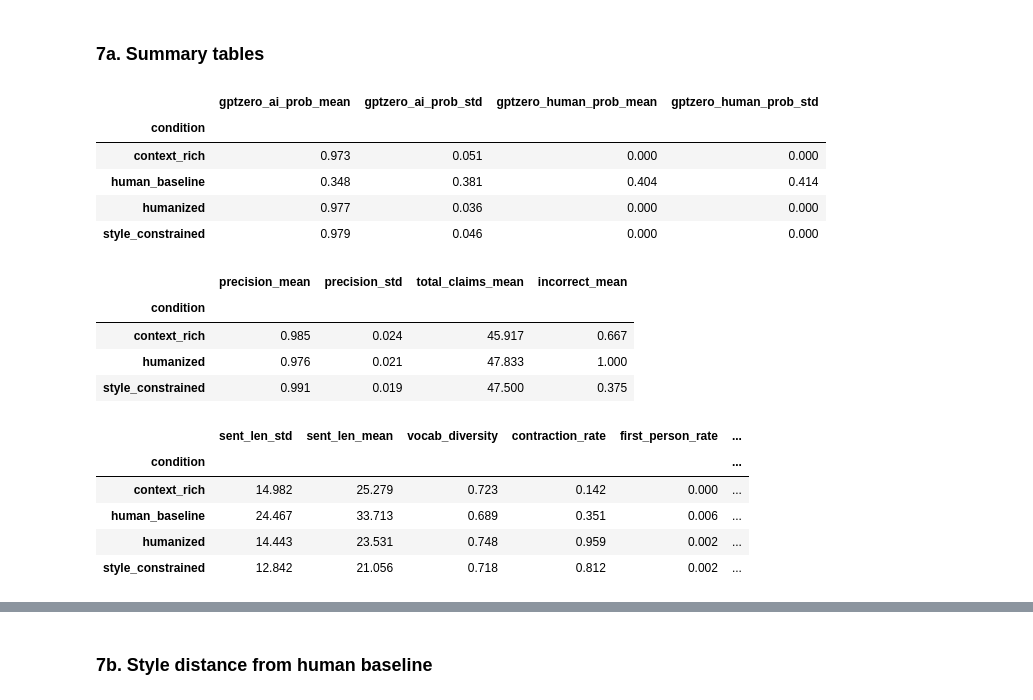
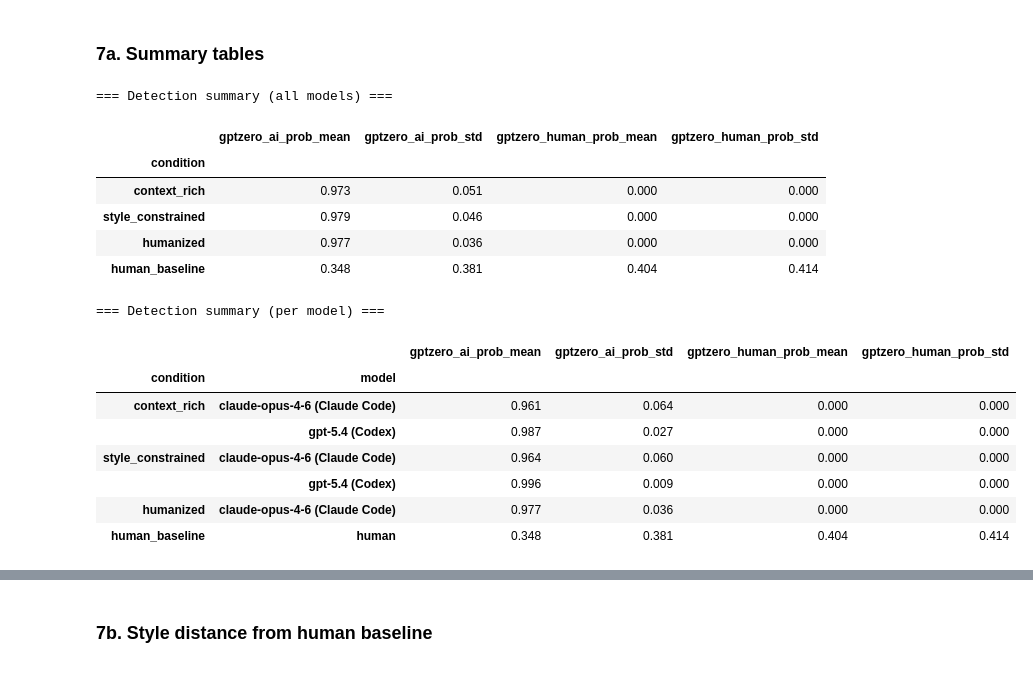
Before and after one commit to yongkyunlee/ai-detectability-research, a Jupyter notebook: code/notebooks/experiment.ipynb, the cells around one changed output, grey strips where cells are left out. Saved outputs shown, nothing was run; the diff lists cells and outputs as text; code cells hidden in the pictures.

```diff
--- a/code/notebooks/experiment.ipynb
+++ b/code/notebooks/experiment.ipynb
@@ -330,42 +351,39 @@ print(f"Loaded: {len(detection)} detection, {len(factual)} factual, {len(linguis
 Loaded: 83 detection, 60 factual, 190 linguistic
 # %% [markdown]
 ### 7a. Summary tables
-# %%
-det_summary = detection.groupby("condition").agg(
-    gptzero_ai_prob_mean=("gptzero_generated_prob", "mean"),
-    gptzero_ai_prob_std=("gptzero_generated_prob", "std"),
-    gptzero_human_prob_mean=("gptzero_human_prob", "mean"),
-    gptzero_human_prob_std=("gptzero_human_prob", "std"),
-).round(3)
-det_summary
-# %% [output]
-|  | gptzero_ai_prob_mean | gptzero_ai_prob_std | gptzero_human_prob_mean | gptzero_human_prob_std |
-| condition |  |  |  |  |
-| context_rich | 0.973 | 0.051 | 0.000 | 0.000 |
-| human_baseline | 0.348 | 0.381 | 0.404 | 0.414 |
-| humanized | 0.977 | 0.036 | 0.000 | 0.000 |
-| style_constrained | 0.979 | 0.046 | 0.000 | 0.000 |
-# %%
-fact_summary = factual.groupby("condition").agg(
-    precision_mean=("factual_precision", "mean"),
-    precision_std=("factual_precision", "std"),
-    total_claims_mean=("total_claims", "mean"),
-    incorrect_mean=("incorrect_claims", "mean"),
-).round(3)
-fact_summary
-# %% [output]
-|  | precision_mean | precision_std | total_claims_mean | incorrect_mean |
-| condition |  |  |  |  |
-| context_rich | 0.985 | 0.024 | 45.917 | 0.667 |
-| humanized | 0.976 | 0.021 | 47.833 | 1.000 |
-| style_constrained | 0.991 | 0.019 | 47.500 | 0.375 |
-# %%
-ling_summary = linguistic.groupby("condition")[FEATURE_COLS].mean().round(3)
-ling_summary
-# %% [output]
-|  | sent_len_std | sent_len_mean | vocab_diversity | contraction_rate | first_person_rate | ... |
-| condition |  |  |  |  |  | ... |
-| context_rich | 14.982 | 25.279 | 0.723 | 0.142 | 0.000 | ... |
-| human_baseline | 24.467 | 33.713 | 0.689 | 0.351 | 0.006 | ... |
-| humanized | 14.443 | 23.531 | 0.748 | 0.959 | 0.002 | ... |
-| style_constrained | 12.842 | 21.056 | 0.718 | 0.812 | 0.002 | ... |
+# %%
+det_summary = detection.groupby("condition").agg(
+    gptzero_ai_prob_mean=("gptzero_generated_prob", "mean"),
+    gptzero_ai_prob_std=("gptzero_generated_prob", "std"),
+    gptzero_human_prob_mean=("gptzero_human_prob", "mean"),
+    gptzero_human_prob_std=("gptzero_human_prob", "std"),
+).round(3).reindex(ORDER)
+print("=== Detection summary (all models) ===")
+display(det_summary)
+
+if "model" in detection.columns and detection["model"].nunique() > 1:
+    det_summary_model = detection.groupby(["condition", "model"]).agg(
+        gptzero_ai_prob_mean=("gptzero_generated_prob", "mean"),
+        gptzero_ai_prob_std=("gptzero_generated_prob", "std"),
+        gptzero_human_prob_mean=("gptzero_human_prob", "mean"),
+        gptzero_human_prob_std=("gptzero_human_prob", "std"),
+    ).round(3).reindex(ORDER, level="condition")
+    print("\n=== Detection summary (per model) ===")
+    display(det_summary_model)
+# %% [output]
+=== Detection summary (all models) ===
+|  | gptzero_ai_prob_mean | gptzero_ai_prob_std | gptzero_human_prob_mean | gptzero_human_prob_std |
+| condition |  |  |  |  |
+| context_rich | 0.973 | 0.051 | 0.000 | 0.000 |
+| style_constrained | 0.979 | 0.046 | 0.000 | 0.000 |
+| humanized | 0.977 | 0.036 | 0.000 | 0.000 |
+| human_baseline | 0.348 | 0.381 | 0.404 | 0.414 |
+=== Detection summary (per model) ===
+|  |  | gptzero_ai_prob_mean | gptzero_ai_prob_std | gptzero_human_prob_mean | gptzero_human_prob_std |
+| condition | model |  |  |  |  |
+| context_rich | claude-opus-4-6 (Claude Code) | 0.961 | 0.064 | 0.000 | 0.000 |
+|  | gpt-5.4 (Codex) | 0.987 | 0.027 | 0.000 | 0.000 |
+| style_constrained | claude-opus-4-6 (Claude Code) | 0.964 | 0.060 | 0.000 | 0.000 |
+|  | gpt-5.4 (Codex) | 0.996 | 0.009 | 0.000 | 0.000 |
+| humanized | claude-opus-4-6 (Claude Code) | 0.977 | 0.036 | 0.000 | 0.000 |
+| human_baseline | human | 0.348 | 0.381 | 0.404 | 0.414 |
```
Also changed, not shown: parts of 11 cells of this notebook, 8 other files.
